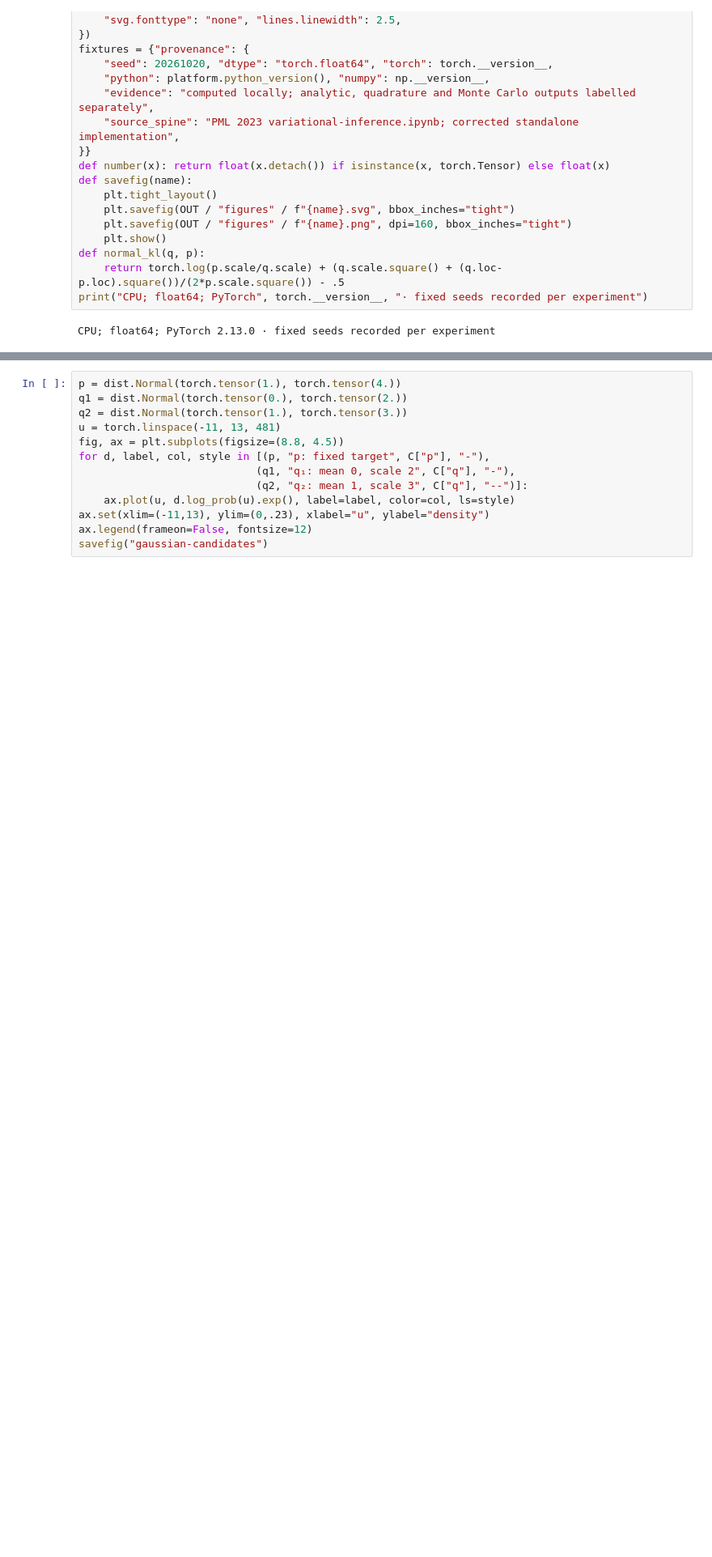
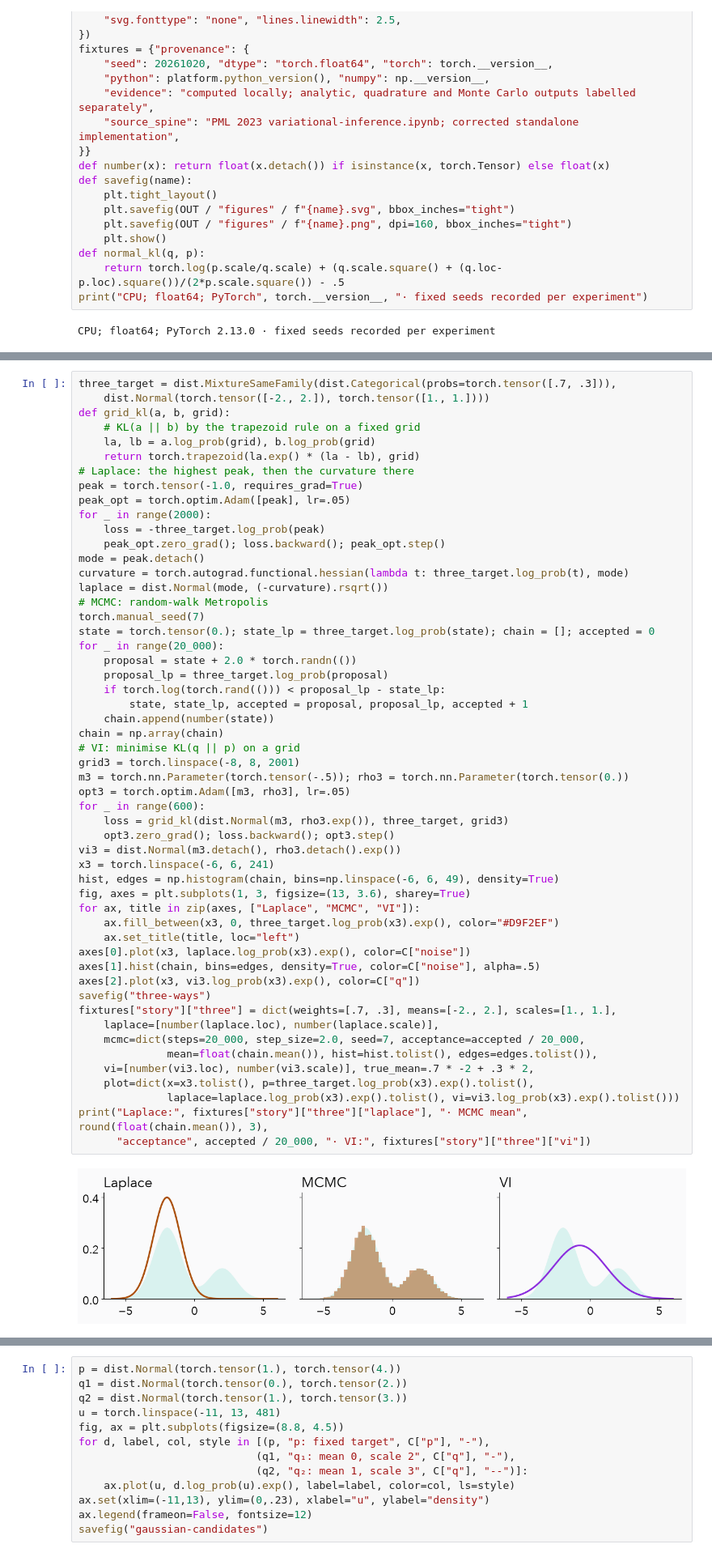
Before and after one commit to nipunbatra/generative, a Jupyter notebook: lectures/lecture1/lecture1-variational-inference.ipynb, the cells around one changed output, grey strips where cells are left out. Shown at 81% size. Saved outputs shown, nothing was run; the diff lists cells and outputs as text; blank space fills up the shorter version.

```diff
--- a/lectures/lecture1/lecture1-variational-inference.ipynb
+++ b/lectures/lecture1/lecture1-variational-inference.ipynb
@@ -54,0 +111,55 @@ CPU; float64; PyTorch 2.13.0 · fixed seeds recorded per experiment
+# %%
+three_target = dist.MixtureSameFamily(dist.Categorical(probs=torch.tensor([.7, .3])),
+    dist.Normal(torch.tensor([-2., 2.]), torch.tensor([1., 1.])))
+def grid_kl(a, b, grid):
+    # KL(a || b) by the trapezoid rule on a fixed grid
+    la, lb = a.log_prob(grid), b.log_prob(grid)
+    return torch.trapezoid(la.exp() * (la - lb), grid)
+# Laplace: the highest peak, then the curvature there
+peak = torch.tensor(-1.0, requires_grad=True)
+peak_opt = torch.optim.Adam([peak], lr=.05)
+for _ in range(2000):
+    loss = -three_target.log_prob(peak)
+    peak_opt.zero_grad(); loss.backward(); peak_opt.step()
+mode = peak.detach()
+curvature = torch.autograd.functional.hessian(lambda t: three_target.log_prob(t), mode)
+laplace = dist.Normal(mode, (-curvature).rsqrt())
+# MCMC: random-walk Metropolis
+torch.manual_seed(7)
+state = torch.tensor(0.); state_lp = three_target.log_prob(state); chain = []; accepted = 0
+for _ in range(20_000):
+    proposal = state + 2.0 * torch.randn(())
+    proposal_lp = three_target.log_prob(proposal)
+    if torch.log(torch.rand(())) < proposal_lp - state_lp:
+        state, state_lp, accepted = proposal, proposal_lp, accepted + 1
+    chain.append(number(state))
+chain = np.array(chain)
+# VI: minimise KL(q || p) on a grid
+grid3 = torch.linspace(-8, 8, 2001)
+m3 = torch.nn.Parameter(torch.tensor(-.5)); rho3 = torch.nn.Parameter(torch.tensor(0.))
+opt3 = torch.optim.Adam([m3, rho3], lr=.05)
+for _ in range(600):
+    loss = grid_kl(dist.Normal(m3, rho3.exp()), three_target, grid3)
+    opt3.zero_grad(); loss.backward(); opt3.step()
+vi3 = dist.Normal(m3.detach(), rho3.detach().exp())
+x3 = torch.linspace(-6, 6, 241)
+hist, edges = np.histogram(chain, bins=np.linspace(-6, 6, 49), density=True)
+fig, axes = plt.subplots(1, 3, figsize=(13, 3.6), sharey=True)
+for ax, title in zip(axes, ["Laplace", "MCMC", "VI"]):
+    ax.fill_between(x3, 0, three_target.log_prob(x3).exp(), color="#D9F2EF")
+    ax.set_title(title, loc="left")
+axes[0].plot(x3, laplace.log_prob(x3).exp(), color=C["noise"])
+axes[1].hist(chain, bins=edges, density=True, color=C["noise"], alpha=.5)
+axes[2].plot(x3, vi3.log_prob(x3).exp(), color=C["q"])
+savefig("three-ways")
+fixtures["story"]["three"] = dict(weights=[.7, .3], means=[-2., 2.], scales=[1., 1.],
+    laplace=[number(laplace.loc), number(laplace.scale)],
+    mcmc=dict(steps=20_000, step_size=2.0, seed=7, acceptance=accepted / 20_000,
+              mean=float(chain.mean()), hist=hist.tolist(), edges=edges.tolist()),
+    vi=[number(vi3.loc), number(vi3.scale)], true_mean=.7 * -2 + .3 * 2,
+    plot=dict(x=x3.tolist(), p=three_target.log_prob(x3).exp().tolist(),
+              laplace=laplace.log_prob(x3).exp().tolist(), vi=vi3.log_prob(x3).exp().tolist()))
+print("Laplace:", fixtures["story"]["three"]["laplace"], "· MCMC mean", round(float(chain.mean()), 3),
+      "acceptance", accepted / 20_000, "· VI:", fixtures["story"]["three"]["vi"])
+# %% [output]
+[figure, added]
```
Also changed, not shown: parts of 24 cells of this notebook, 39 other files.
